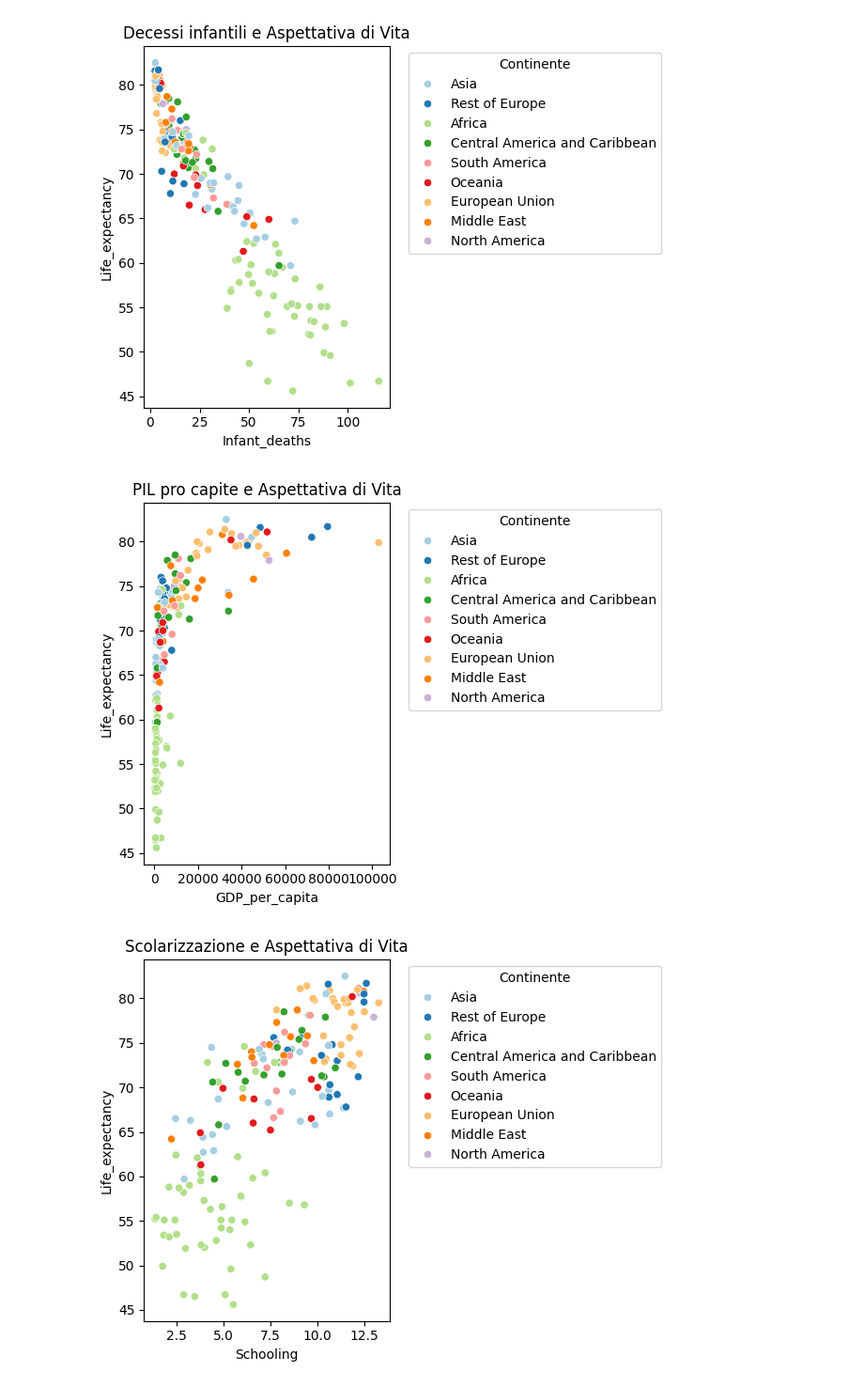
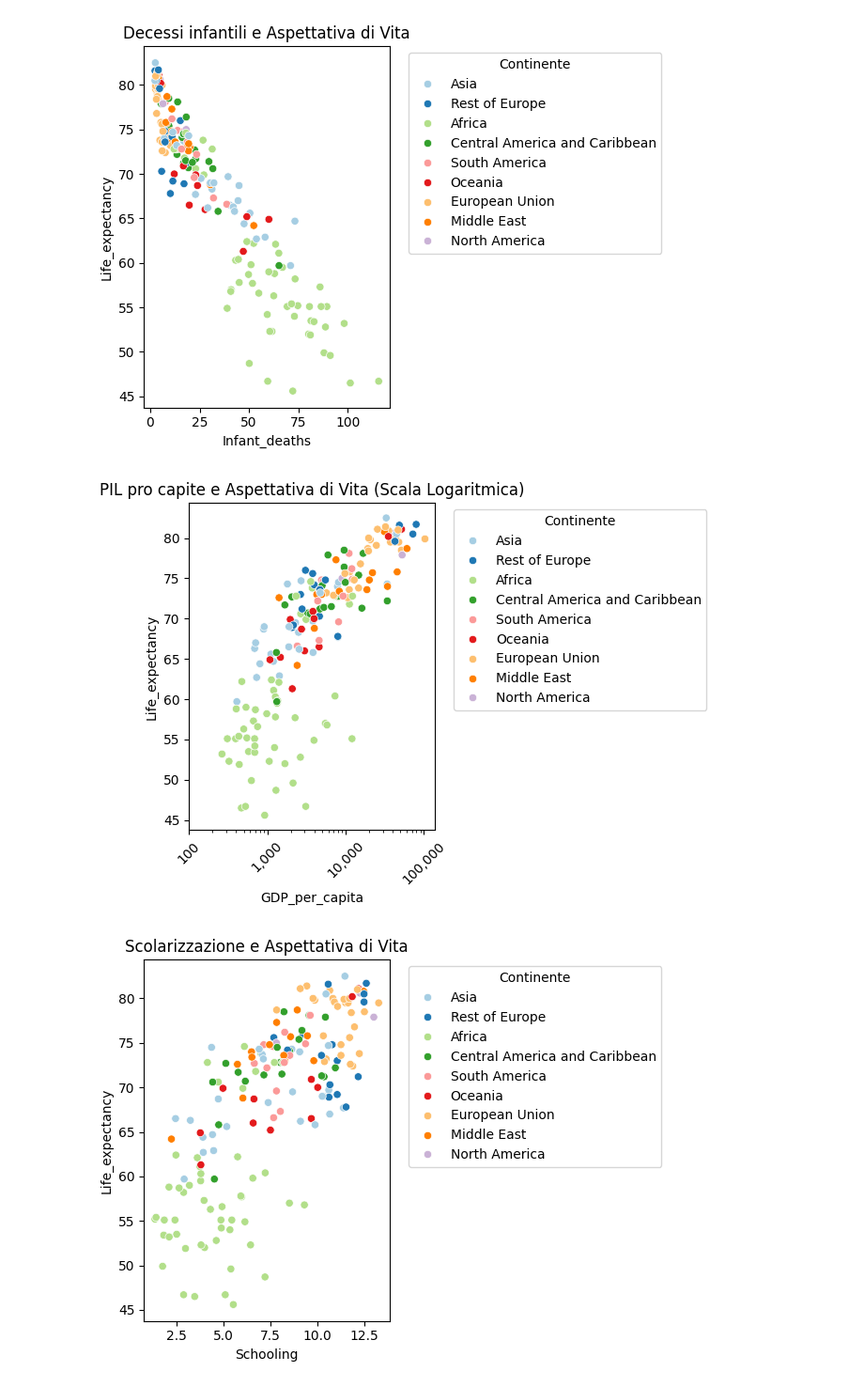
Before and after one commit to SkybunNataliia/Progetto-BigData, a Jupyter notebook: aspettativa_di_vita.ipynb, the cells around one changed output. Shown at 94% size. Cells and saved outputs as stored; diff of their text form; code cells hidden in the pictures.

```diff
--- a/aspettativa_di_vita.ipynb
+++ b/aspettativa_di_vita.ipynb
@@ -170,12 +181,19 @@ plt.show()
 # %%
 sns.scatterplot(data=df, x='GDP_per_capita', y='Life_expectancy', hue='Region', palette="Paired")
 
+# Applica una scala logaritmica all'asse delle x
+plt.xscale('log')
+
+# Modifica i valori dell'asse delle x per maggiore chiarezza
+xticks = [10**i for i in range(int(np.log10(df['GDP_per_capita'].min())), int(np.log10(df['GDP_per_capita'].max())) + 1)]
+plt.xticks(xticks, labels=[f"{x:,}" for x in xticks], rotation=45)
+
 plt.legend(bbox_to_anchor=(1.05, 1), loc="upper left", title="Continente")
-plt.title("PIL pro capite e Aspettativa di Vita")
+plt.title("PIL pro capite e Aspettativa di Vita (Scala Logaritmica)")
 plt.tight_layout()
 plt.show()
 # %% [output]
-[figure, old version]
+[figure, new version]
 # %%
 sns.scatterplot(data=df, x='Schooling', y='Life_expectancy', hue='Region', palette="Paired")
 
```
Also changed, not shown: parts of 9 cells of this notebook.
